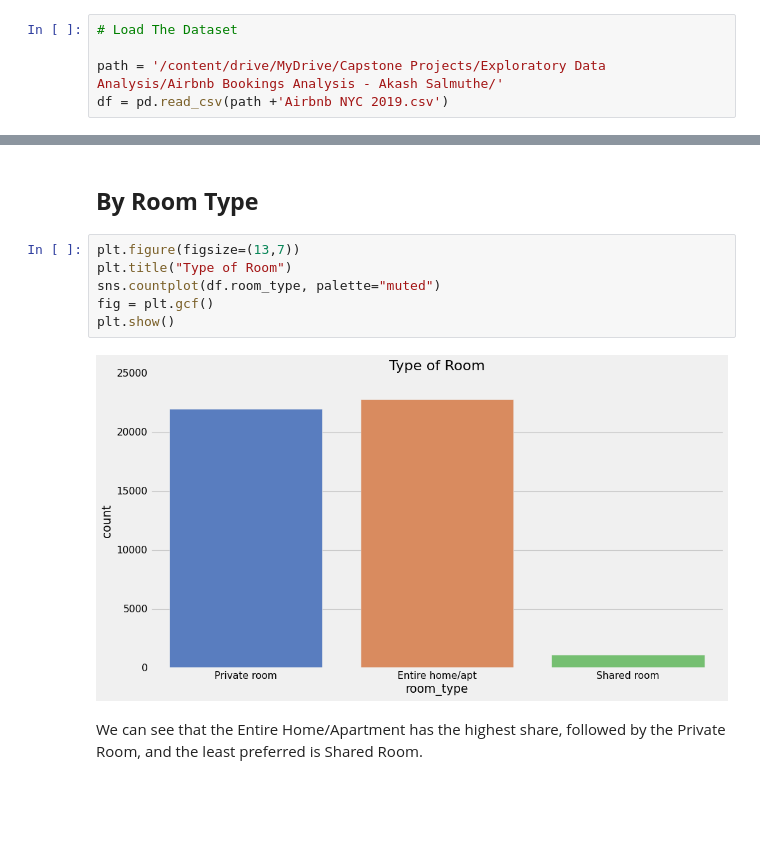
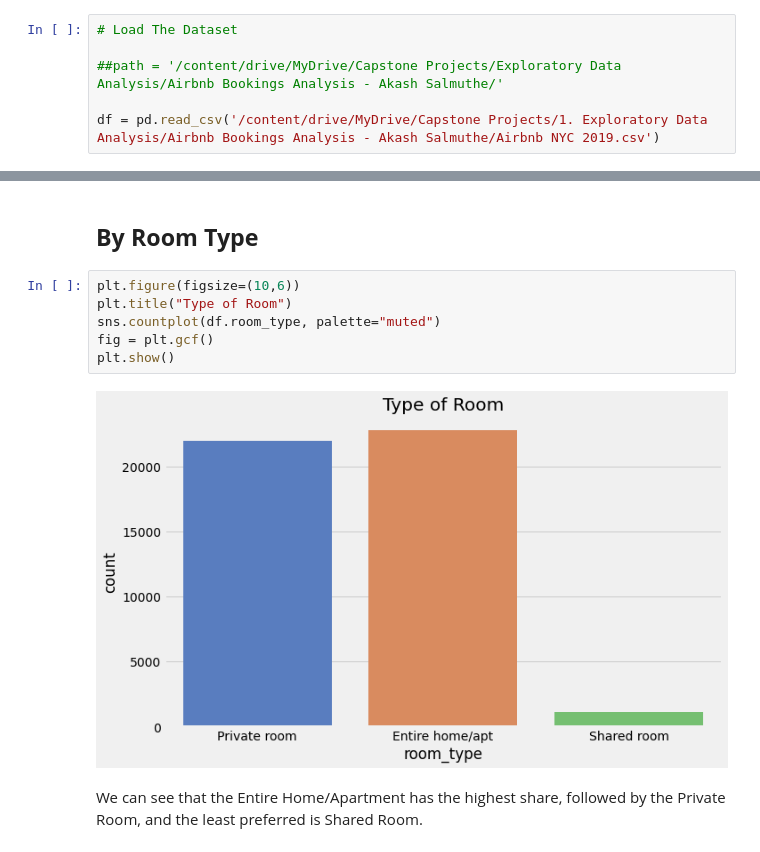
Before and after one commit to AkashSalmuthe/Airbnb-Bookings-Analysis---Akash-Salmuthe, a Jupyter notebook: Airbnb_Bookings_Analysis_Capstone_Project.ipynb, the cells around one changed output, grey strips where cells are left out. Drawn from its saved outputs; the diff is of its cells as text; blank space fills up the shorter version.

```diff
--- a/Airbnb_Bookings_Analysis_Capstone_Project.ipynb
+++ b/Airbnb_Bookings_Analysis_Capstone_Project.ipynb
@@ -25,8 +25,9 @@ import seaborn as sns
 # %%
 # Load The Dataset
 
-path = '/content/drive/MyDrive/Capstone Projects/Exploratory Data Analysis/Airbnb Bookings Analysis - Akash Salmuthe/'
-df = pd.read_csv(path +'Airbnb NYC 2019.csv')
+##path = '/content/drive/MyDrive/Capstone Projects/Exploratory Data Analysis/Airbnb Bookings Analysis - Akash Salmuthe/'
+
+df = pd.read_csv('/content/drive/MyDrive/Capstone Projects/1. Exploratory Data Analysis/Airbnb Bookings Analysis - Akash Salmuthe/Airbnb NYC 2019.csv')
 # %% [markdown]
 # **Exploaration of Dataset**
 # %%
@@ -424,13 +434,13 @@ from this map of Neighborhood Group, it shows that Airbnb Listings in Newyork ar
 # %% [markdown]
 ## **By Room Type**
 # %%
-plt.figure(figsize=(13,7))
+plt.figure(figsize=(10,6))
 plt.title("Type of Room")
 sns.countplot(df.room_type, palette="muted")
 fig = plt.gcf()
 plt.show()
 # %% [output]
-[figure, old version]
+[figure, new version]
 # %% [markdown]
 We can see that the Entire Home/Apartment has the highest share, followed by the Private Room, and the least preferred is Shared Room.
 # %% [markdown]
```
Also changed, not shown: parts of 22 cells of this notebook.
